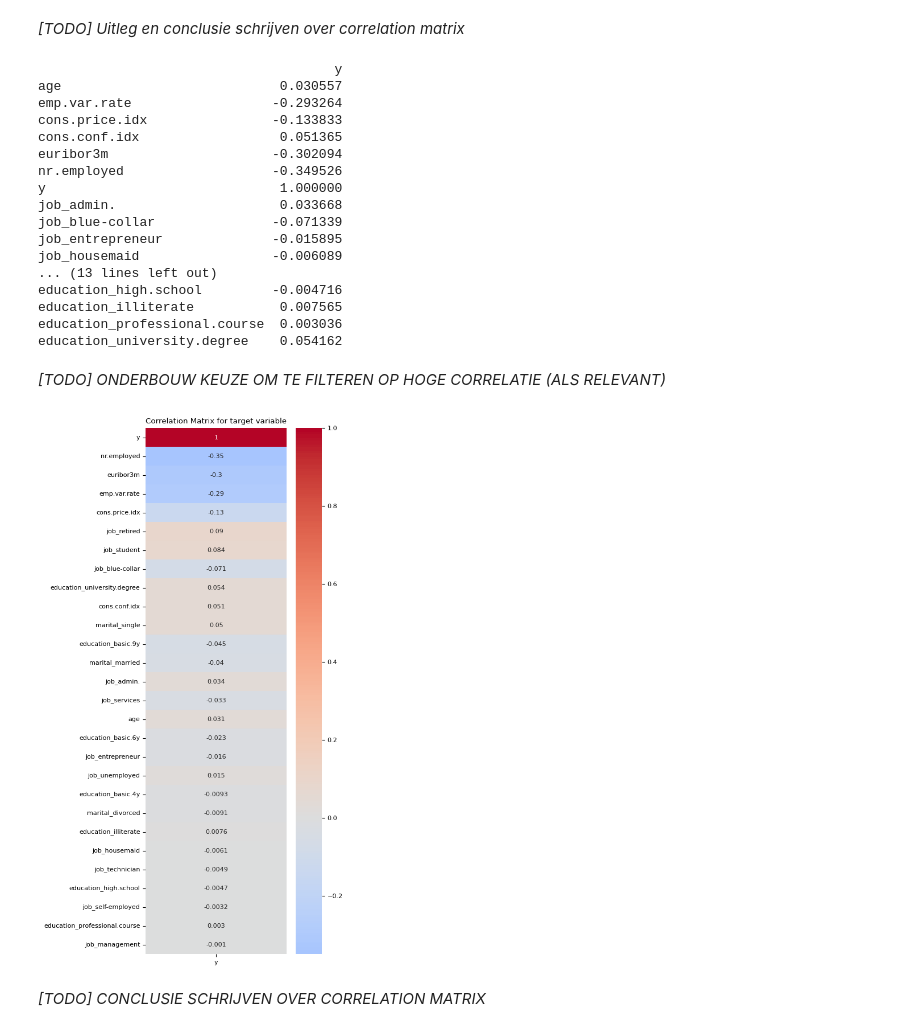
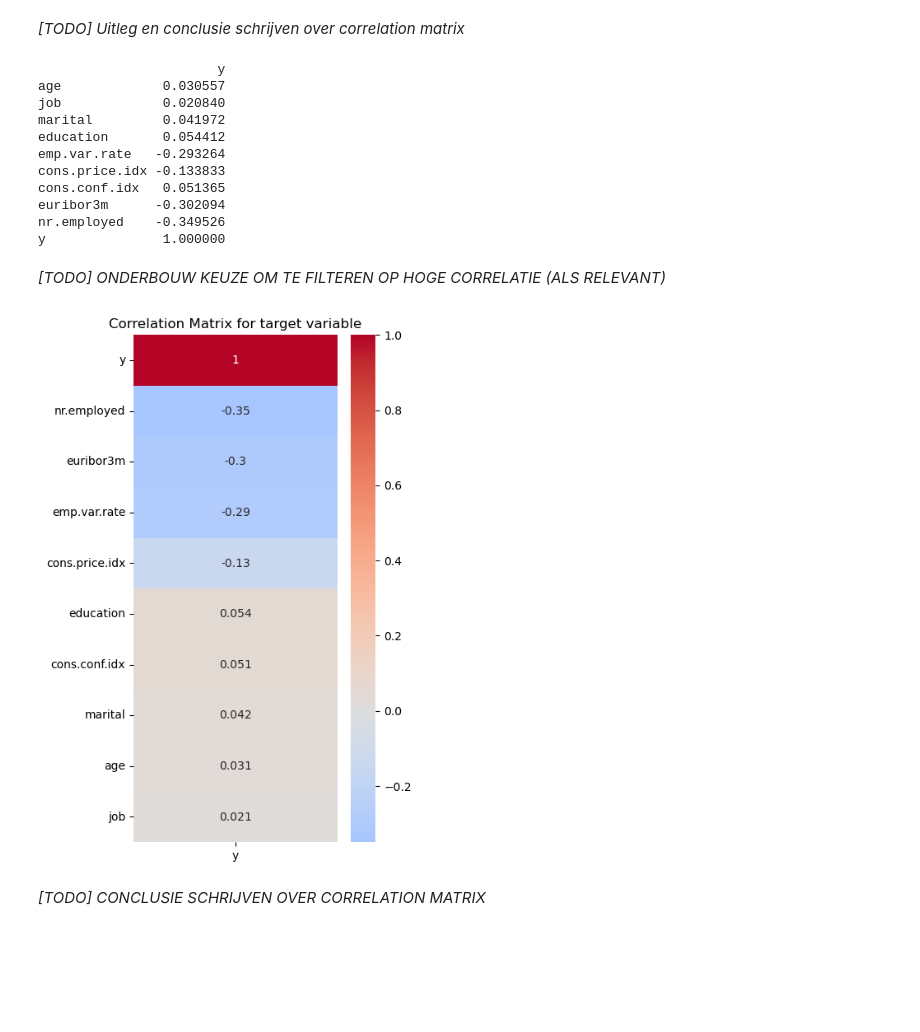
Before and after one commit to DSBE-Semester-A/DataMining, a Jupyter notebook: Assignment2/Assignment_2.ipynb, the cells around one changed output. Cells and saved outputs as stored; diff of their text form; code cells hidden in the pictures; blank space fills up the shorter version.

```diff
--- a/Assignment2/Assignment_2.ipynb
+++ b/Assignment2/Assignment_2.ipynb
@@ -276,0 +224,18 @@ Index(['age', 'emp.var.rate', 'cons.price.idx', 'cons.conf.idx', 'euribor3m',
+# %%
+from sklearn.preprocessing import LabelEncoder
+
+df_demo_encoded = df_demo #Copy dataset for encoding
+
+# Apply label encoding to categorical columns
+label_mappings = {}
+
+for column in categorical_columns:
+    le = LabelEncoder()
+    ids = le.fit_transform(df_demo_encoded[column])
+    df_demo_encoded[column] = ids
+    mapping = dict(zip(le.classes_, range(len(le.classes_))))
+    label_mappings.update(mapping)
+
+#Encode the target variable
+df_demo_encoded['y'] = df_demo_encoded['y'].map({'yes': 1, 'no': 0})
+print(label_mappings)
@@ -293,39 +280,33 @@ y_corr = df_demo_encoded.corr()[['y']]
 
 print(y_corr)
 # %% [output]
-                                      y
-age                            0.030557
-emp.var.rate                  -0.293264
-cons.price.idx                -0.133833
-cons.conf.idx                  0.051365
-euribor3m                     -0.302094
-nr.employed                   -0.349526
-y                              1.000000
-job_admin.                     0.033668
-job_blue-collar               -0.071339
-job_entrepreneur              -0.015895
-job_housemaid                 -0.006089
-... (13 lines left out)
-education_high.school         -0.004716
-education_illiterate           0.007565
-education_professional.course  0.003036
-education_university.degree    0.054162
+                       y
+age             0.030557
+job             0.020840
+marital         0.041972
+education       0.054412
+emp.var.rate   -0.293264
+cons.price.idx -0.133833
+cons.conf.idx   0.051365
+euribor3m      -0.302094
+nr.employed    -0.349526
+y               1.000000
 # %% [markdown]
 *[TODO] ONDERBOUW KEUZE OM TE FILTEREN OP HOGE CORRELATIE (ALS RELEVANT)*
 # %%
 # Filter the correlation matrix for y_no and y_yes where the absolute value of correlation is higher than 0.1
 #filtered_corr_matrix = y_corr[(y_corr['y_yes'].abs() > 0.1)]
 filtered_corr_matrix = y_corr
 
 #Sort the values by the absolute value of correlation for visualization purposes
 filtered_corr_matrix = filtered_corr_matrix.reindex(filtered_corr_matrix['y'].abs().sort_values(ascending=False).index)
 
 # Plot the heatmap for the filtered correlation matrix
-plt.figure(figsize=(4, 12))
+plt.figure(figsize=(4, 8))
 sns.heatmap(filtered_corr_matrix, annot=True, cmap='coolwarm', center=0)
 plt.title('Correlation Matrix for target variable')
 plt.show()
 # %% [output]
-[figure, old version]
+[figure, new version]
 # %% [markdown]
 *[TODO] CONCLUSIE SCHRIJVEN OVER CORRELATION MATRIX*
```
Also changed, not shown: parts of 33 cells of this notebook.
